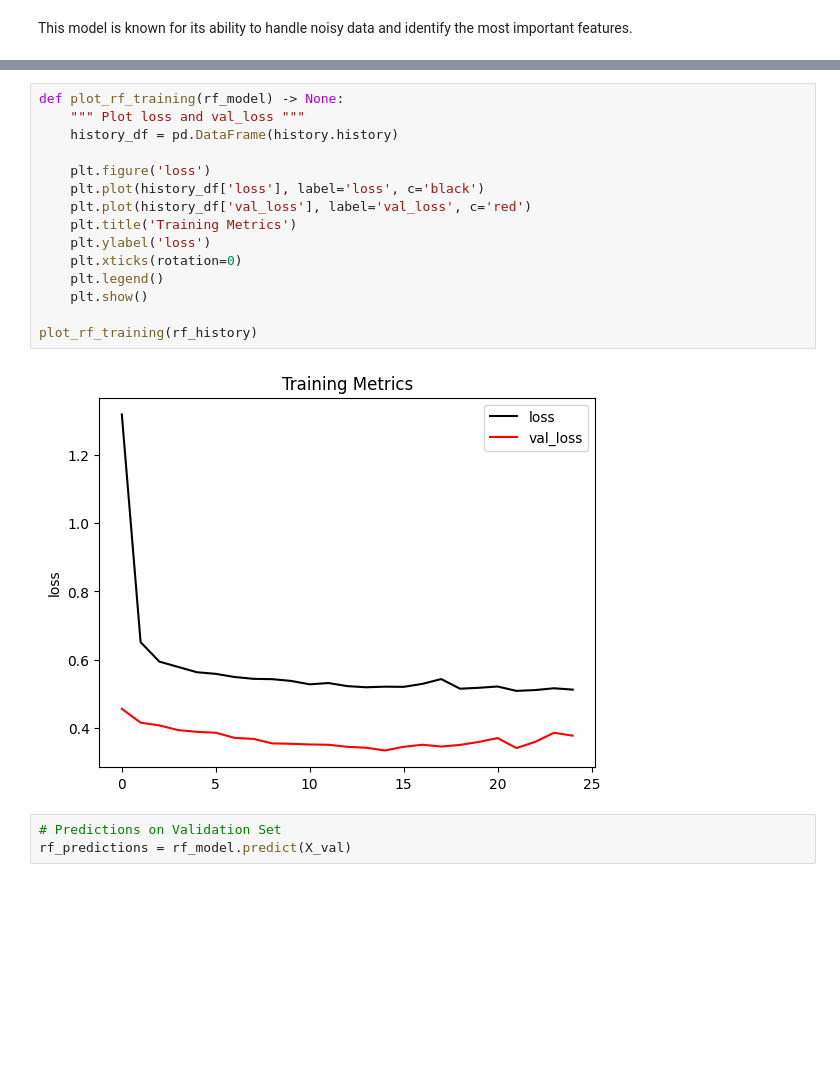
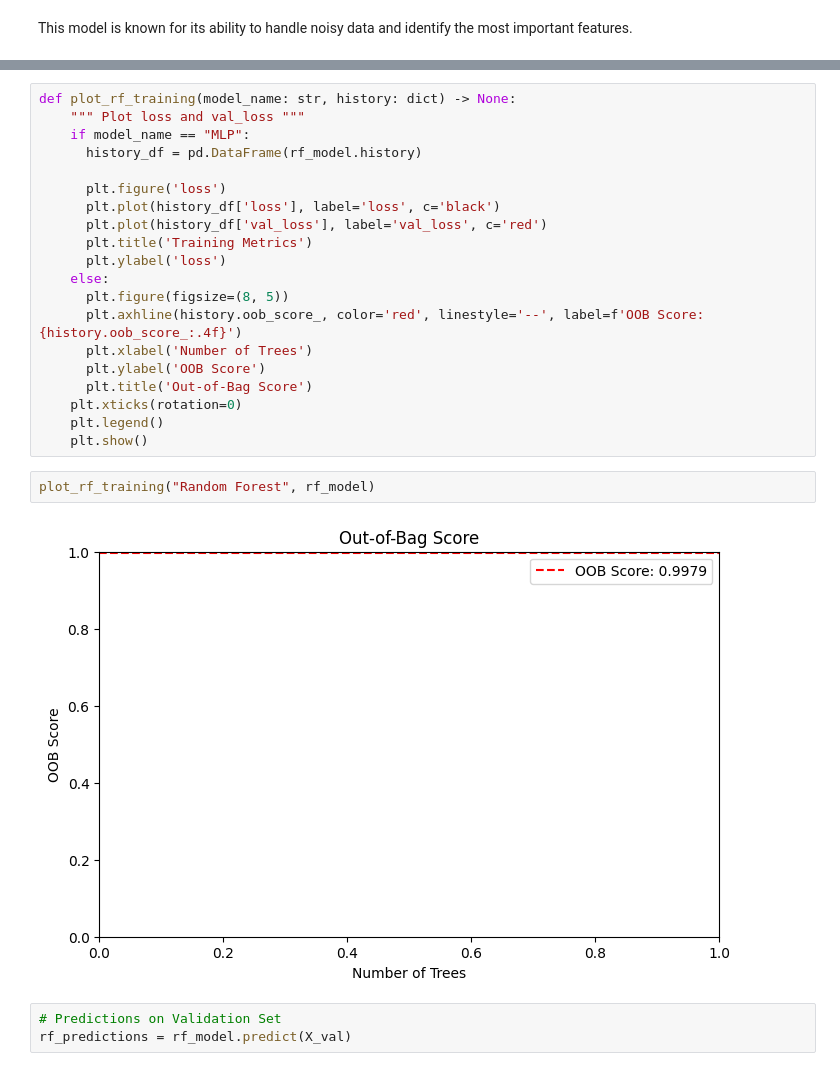
Before and after one commit to StitchMl/Intrusion-Detection, a Jupyter notebook: Traccia_T7b_Intrusion_Detection.ipynb, the cells around one changed output, grey strips where cells are left out. Cells and saved outputs as stored; diff of their text form; blank space fills up the shorter version.

```diff
--- a/Traccia_T7b_Intrusion_Detection.ipynb
+++ b/Traccia_T7b_Intrusion_Detection.ipynb
@@ -719,22 +730,29 @@ rf_history = rf_model.fit(X_train, y_train)
 # %% [output]
 Random Forest model training...
 # %%
-def plot_rf_training(rf_model) -> None:
+def plot_rf_training(model_name: str, history: dict) -> None:
     """ Plot loss and val_loss """
-    history_df = pd.DataFrame(history.history)
+    if model_name == "MLP":
+      history_df = pd.DataFrame(rf_model.history)
 
-    plt.figure('loss')
-    plt.plot(history_df['loss'], label='loss', c='black')
-    plt.plot(history_df['val_loss'], label='val_loss', c='red')
-    plt.title('Training Metrics')
-    plt.ylabel('loss')
+      plt.figure('loss')
+      plt.plot(history_df['loss'], label='loss', c='black')
+      plt.plot(history_df['val_loss'], label='val_loss', c='red')
+      plt.title('Training Metrics')
+      plt.ylabel('loss')
+    else:
+      plt.figure(figsize=(8, 5))
+      plt.axhline(history.oob_score_, color='red', linestyle='--', label=f'OOB Score: {history.oob_score_:.4f}')
+      plt.xlabel('Number of Trees')
+      plt.ylabel('OOB Score')
+      plt.title('Out-of-Bag Score')
     plt.xticks(rotation=0)
     plt.legend()
     plt.show()
-
-plot_rf_training(rf_history)
-# %% [output]
-[figure, removed]
+# %%
+plot_rf_training("Random Forest", rf_model)
+# %% [output]
+[figure, added]
 # %%
 # Predictions on Validation Set
 rf_predictions = rf_model.predict(X_val)
```
Also changed, not shown: parts of 42 cells of this notebook.
